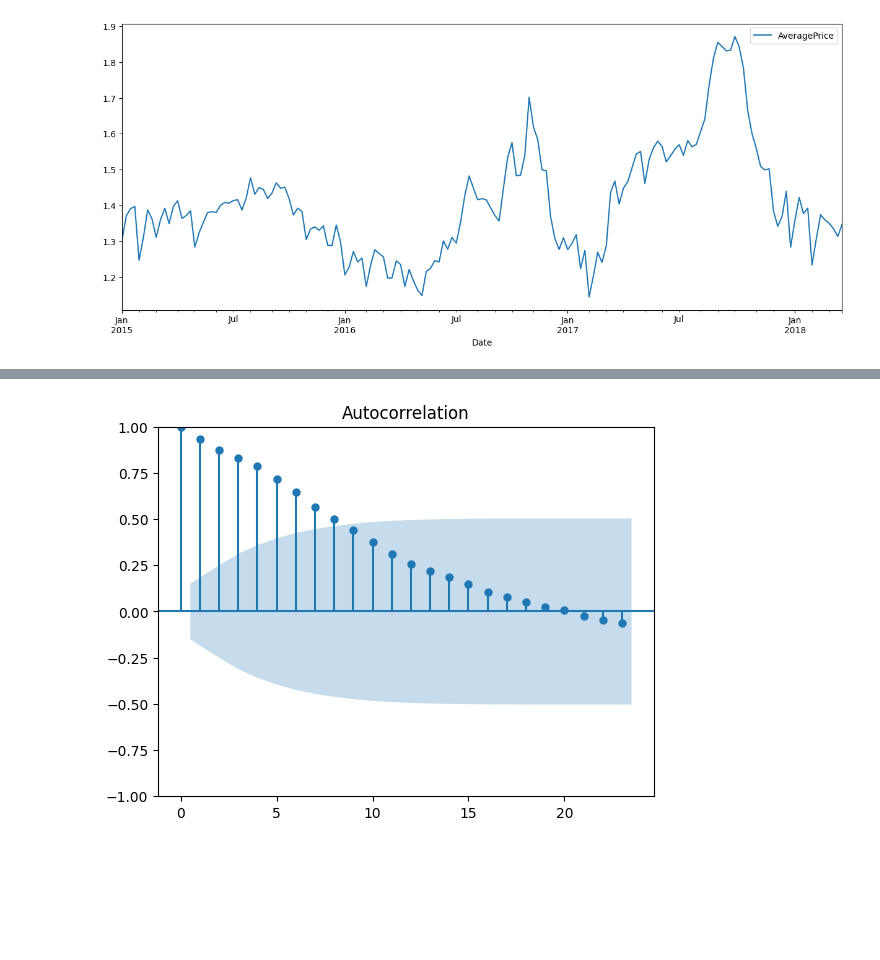
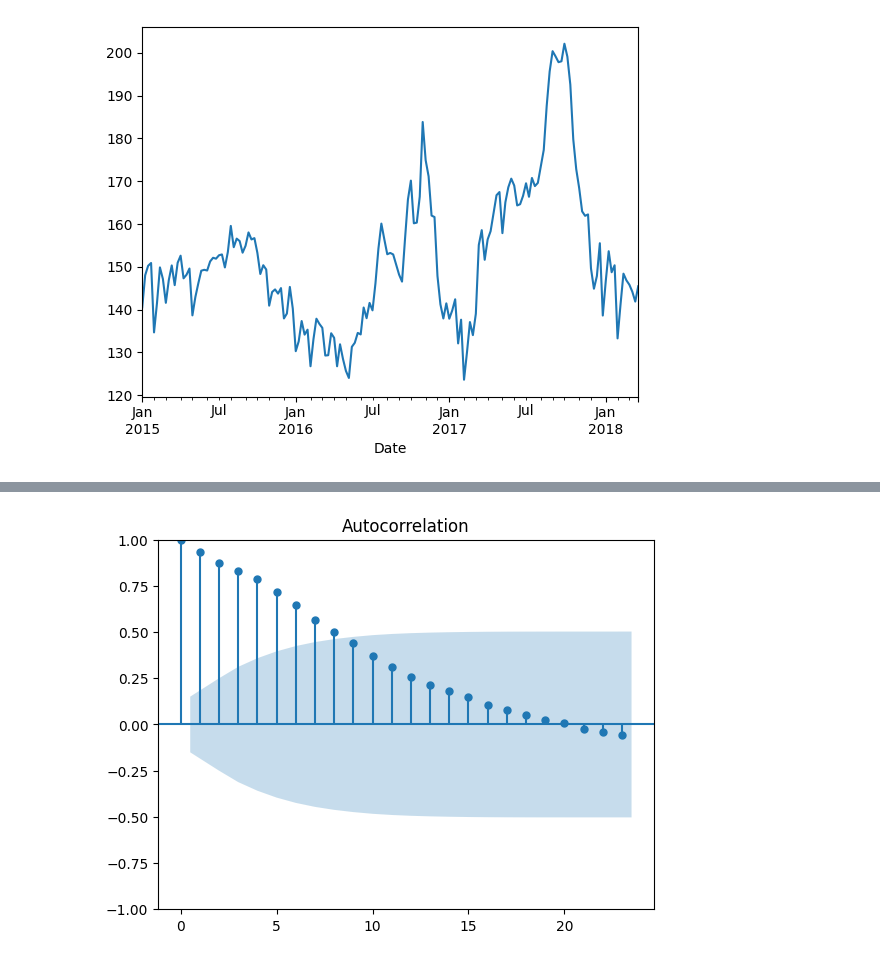
Before and after one commit to tophernguyen/timeseries, a Jupyter notebook: timeseries.ipynb, the cells around one changed output, grey strips where cells are left out. Cells and saved outputs as stored; diff of their text form; code cells hidden in the pictures; blank space fills up the shorter version.

```diff
--- a/timeseries.ipynb
+++ b/timeseries.ipynb
@@ -35,3 +33,3 @@ avocado = df.groupby('Date')['AveragePrice'].mean().reset_index()
 # %%
-avocado = avocado.set_index('Date')
-# avocado.index
+avocado = df.set_index('Date')
+avocado = avocado.resample('W').sum()
@@ -43,9 +36,9 @@ avocado.plot()
 # %%
-y = avocado
+y = avocado['AveragePrice']
 # %%
 y.to_csv("avg_avocado.csv")
 # %%
-y.plot(figsize=(15, 6))
+y.plot()
 plt.show()
 # %% [output]
-[figure, old version]
+[figure, new version]
```
Also changed, not shown: parts of 17 cells of this notebook, 1 other file.
